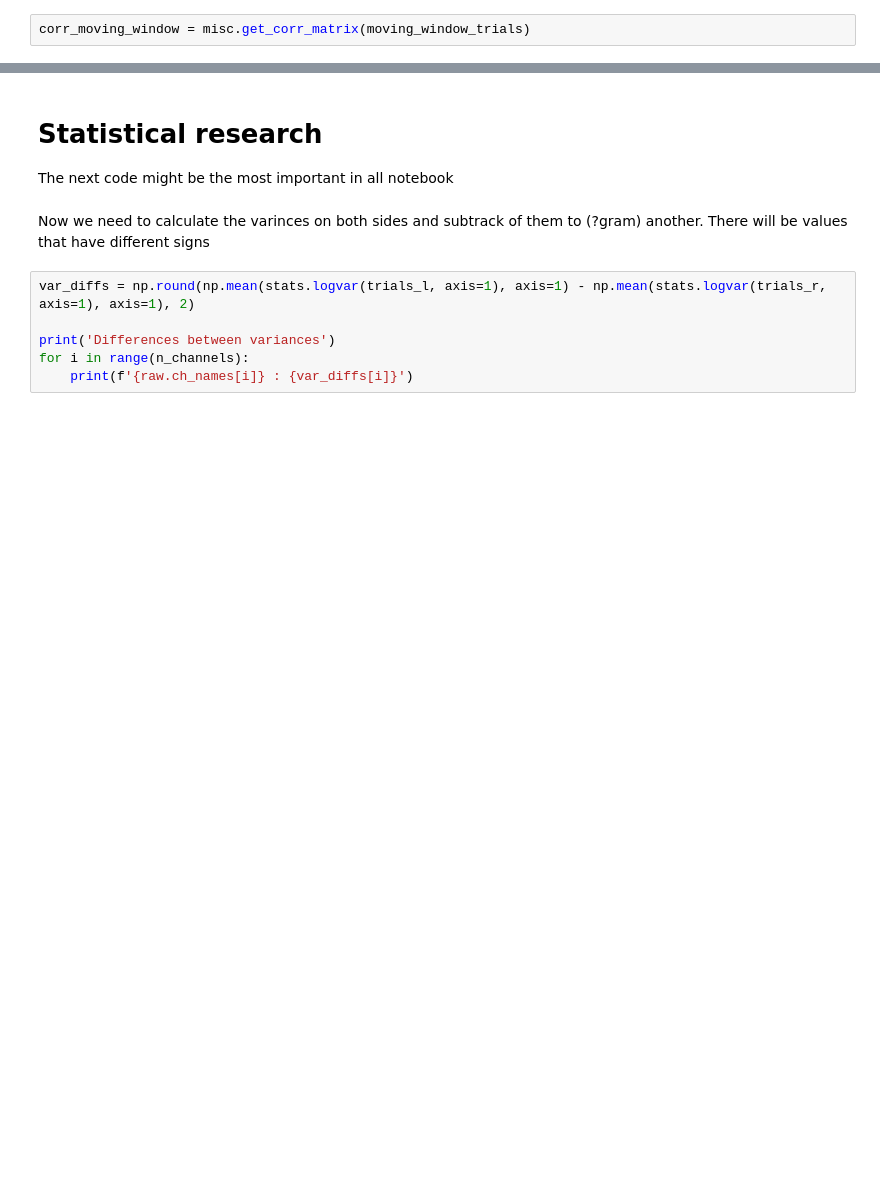
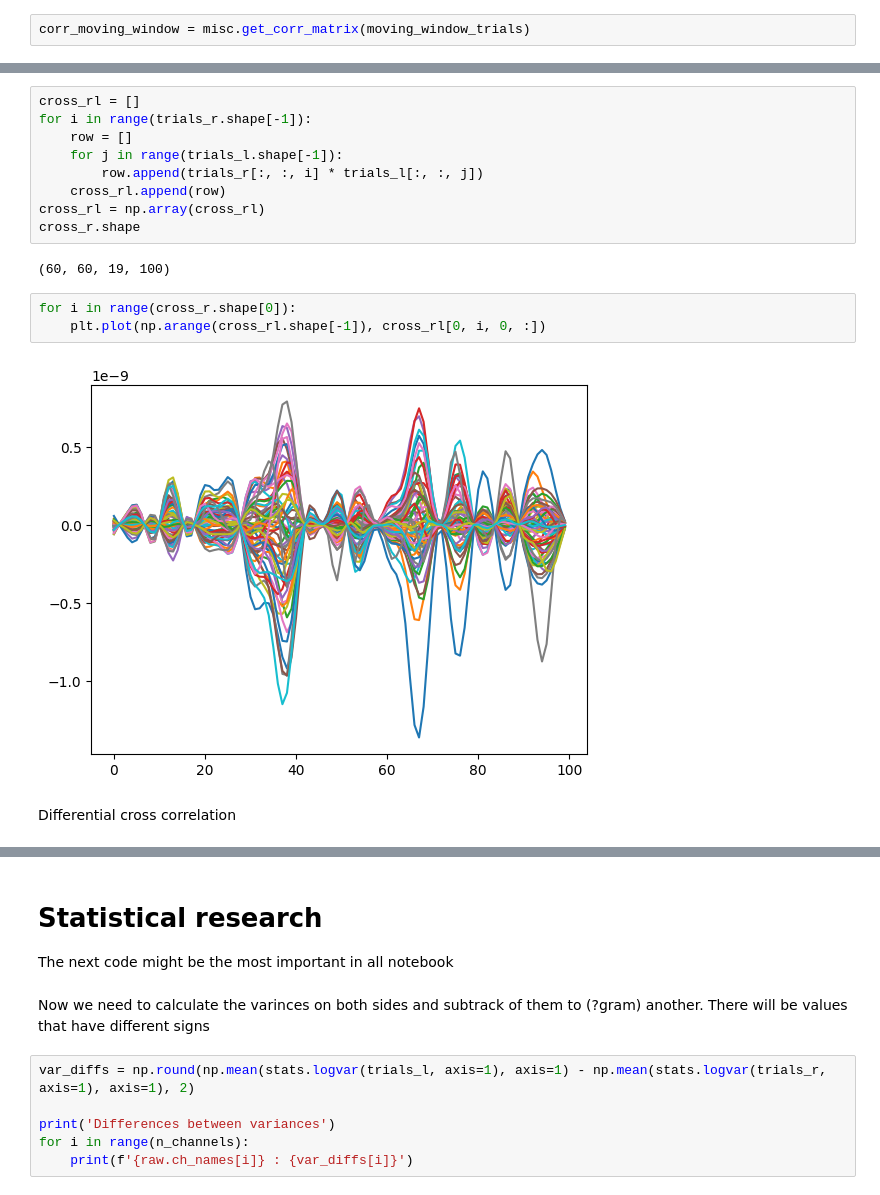
Before and after one commit to deltaC/EEG_Event_Classification, a Jupyter notebook: new_method_stat_research.ipynb, the cells around one changed output, grey strips where cells are left out. Cells and saved outputs as stored; diff of their text form; blank space fills up the shorter version.

```diff
--- a/new_method_stat_research.ipynb
+++ b/new_method_stat_research.ipynb
@@ -214,0 +210,18 @@ plt.show()
+# %%
+cross_rl = []
+for i in range(trials_r.shape[-1]):
+    row = []
+    for j in range(trials_l.shape[-1]):
+        row.append(trials_r[:, :, i] * trials_l[:, :, j])
+    cross_rl.append(row)
+cross_rl = np.array(cross_rl)
+cross_r.shape
+# %% [output]
+(60, 60, 19, 100)
+# %%
+for i in range(cross_r.shape[0]):
+    plt.plot(np.arange(cross_rl.shape[-1]), cross_rl[0, i, 0, :])
+# %% [output]
+[figure, added]
+# %% [markdown]
+Differential cross correlation
```
Also changed, not shown: parts of 19 cells of this notebook, 1 other file.
